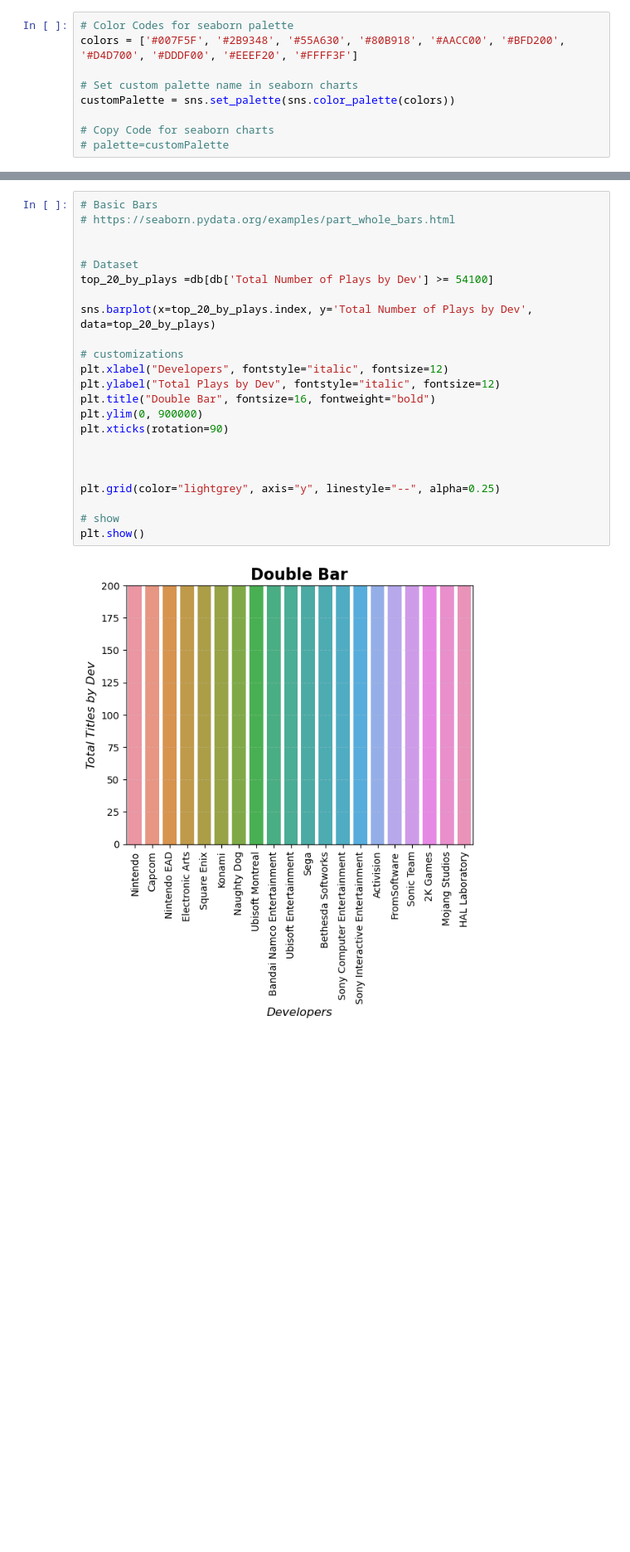
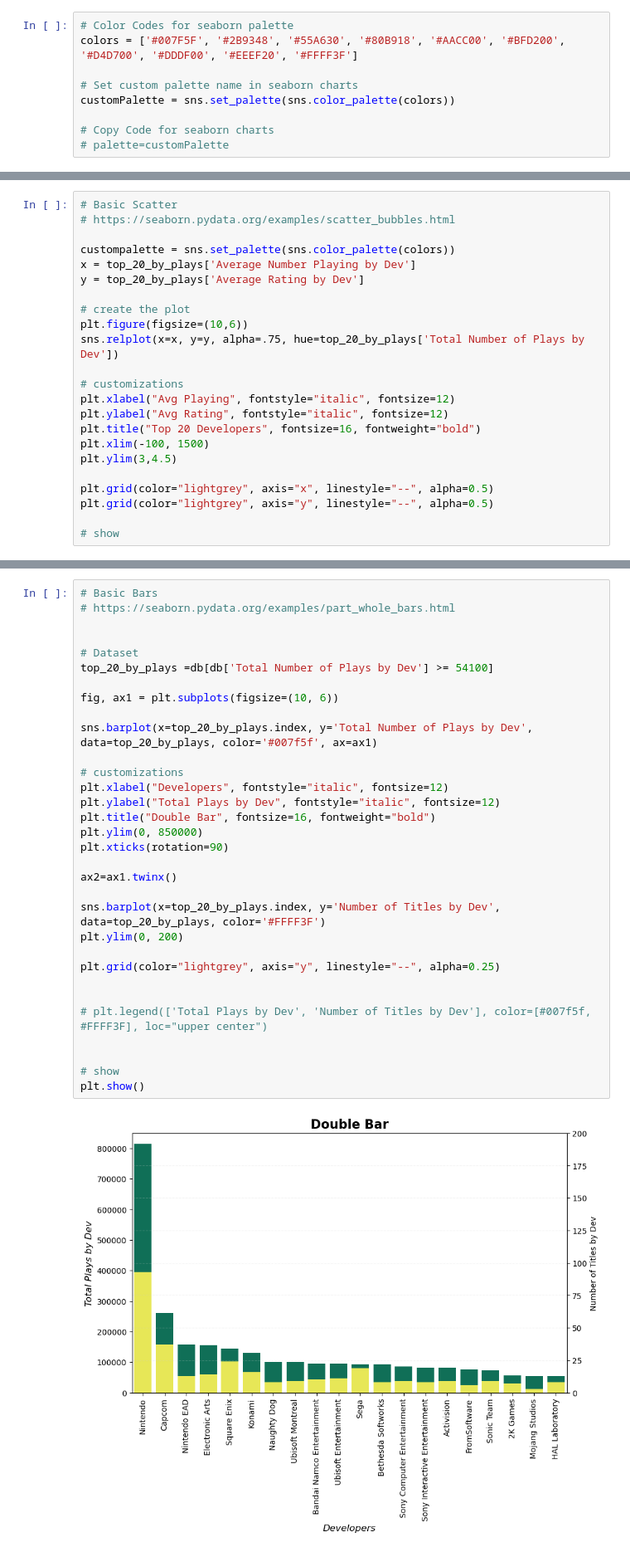
Before and after one commit to MasonNDeJesus/project_1_group_09, a Jupyter notebook: Nick_project_work/data_cleaning.ipynb, the cells around one changed output, grey strips where cells are left out. Shown at 83% size. Saved outputs shown, nothing was run; the diff lists cells and outputs as text; blank space fills up the shorter version.

Commit message:
Finished Charting
Pre-save before deleting extra rows

```diff
--- a/Nick_project_work/data_cleaning.ipynb
+++ b/Nick_project_work/data_cleaning.ipynb
@@ -278,0 +579,23 @@ customPalette = sns.set_palette(sns.color_palette(colors))
+# %%
+# Basic Scatter
+# https://seaborn.pydata.org/examples/scatter_bubbles.html
+
+custompalette = sns.set_palette(sns.color_palette(colors))
+x = top_20_by_plays['Average Number Playing by Dev']
+y = top_20_by_plays['Average Rating by Dev']
+
+# create the plot
+plt.figure(figsize=(10,6))
+sns.relplot(x=x, y=y, alpha=.75, hue=top_20_by_plays['Total Number of Plays by Dev'])
+
+# customizations
+plt.xlabel("Avg Playing", fontstyle="italic", fontsize=12)
+plt.ylabel("Avg Rating", fontstyle="italic", fontsize=12)
+plt.title("Top 20 Developers", fontsize=16, fontweight="bold")
+plt.xlim(-100, 1500)
+plt.ylim(3,4.5)
+
+plt.grid(color="lightgrey", axis="x", linestyle="--", alpha=0.5)
+plt.grid(color="lightgrey", axis="y", linestyle="--", alpha=0.5)
+
+# show
@@ -520,25 +858,34 @@ plt.show()
 # %%
 # Basic Bars
 # https://seaborn.pydata.org/examples/part_whole_bars.html
 
 
 # Dataset
 top_20_by_plays =db[db['Total Number of Plays by Dev'] >= 54100]
 
-sns.barplot(x=top_20_by_plays.index, y='Total Number of Plays by Dev', data=top_20_by_plays)
+fig, ax1 = plt.subplots(figsize=(10, 6))
+
+sns.barplot(x=top_20_by_plays.index, y='Total Number of Plays by Dev', data=top_20_by_plays, color='#007f5f', ax=ax1)
 
 # customizations
 plt.xlabel("Developers", fontstyle="italic", fontsize=12)
 plt.ylabel("Total Plays by Dev", fontstyle="italic", fontsize=12)
 plt.title("Double Bar", fontsize=16, fontweight="bold")
-plt.ylim(0, 900000)
+plt.ylim(0, 850000)
 plt.xticks(rotation=90)
 
+ax2=ax1.twinx()
 
+sns.barplot(x=top_20_by_plays.index, y='Number of Titles by Dev', data=top_20_by_plays, color='#FFFF3F')
+plt.ylim(0, 200)
 
 plt.grid(color="lightgrey", axis="y", linestyle="--", alpha=0.25)
 
+
+# plt.legend(['Total Plays by Dev', 'Number of Titles by Dev'], color=[#007f5f, #FFFF3F], loc="upper center")
+
+
 # show
 plt.show()
 # %% [output]
-[figure, old version]
+[figure, new version]
```
Also changed, not shown: parts of 24 cells of this notebook.
